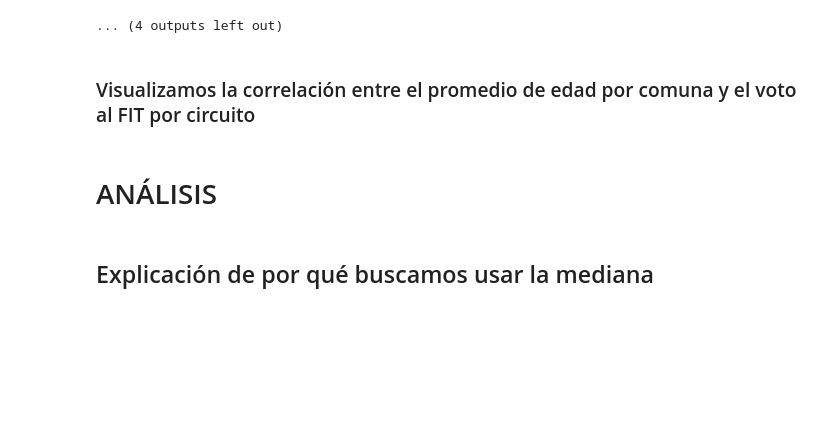
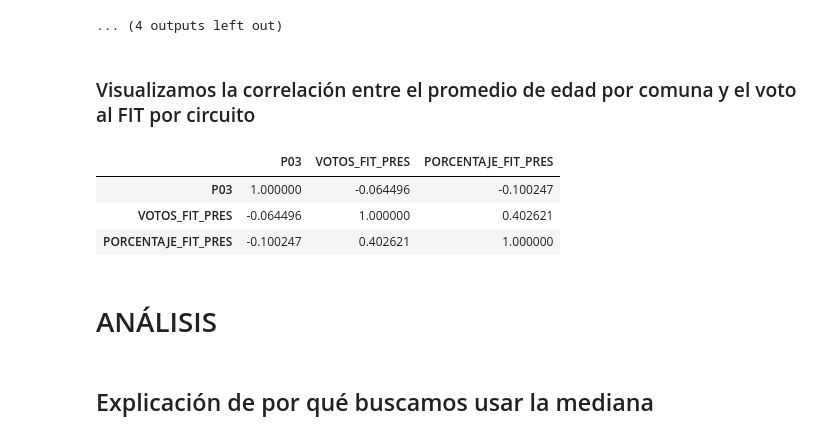
Before and after one commit to LenaSofia/MET4OP, a Jupyter notebook: examenes/TP2/segunda_parte/Entrega/consigna_3.ipynb, the cells around one changed output. Drawn from its saved outputs; the diff is of its cells as text; code cells hidden in the pictures; blank space fills up the shorter version.

```diff
--- a/examenes/TP2/segunda_parte/Entrega/consigna_3.ipynb
+++ b/examenes/TP2/segunda_parte/Entrega/consigna_3.ipynb
@@ -414,6 +434,29 @@ Text(0.5, 1.0, 'Comuna 15: Promedio de edades por circuito electoral')
 ... (4 outputs left out)
 # %% [markdown]
 ### Visualizamos la correlación entre el promedio de edad por comuna y el voto al FIT por circuito
+# %%
+# Importo .csv:
+
+promedio_edad_circuito = pd.read_csv("correlacion/promedio_edad_circuito_16_para_arriba.csv")
+
+#%%
+
+# Construyo DF con promedio_edad_circuito y la columna de votos al FIT de elecciones
+
+corr_edad_pres_fit_circuito_media = pd.merge(promedio_edad_circuito, elecciones[["CODIGO_CIRCUITO", "VOTOS_FIT_PRES",
+                                                                           "PORCENTAJE_FIT_PRES"]], on="CODIGO_CIRCUITO")
+
+corr_circuitos_media = corr_edad_pres_fit_circuito_media.drop(columns=["NOMBRE_REGION", "CODIGO_CIRCUITO"], axis=1)
+
+#%%
+
+matriz_corr_media_circuito = corr_circuitos_media.corr()
+matriz_corr_media_circuito
+# %% [output]
+|  | P03 | VOTOS_FIT_PRES | PORCENTAJE_FIT_PRES |
+| P03 | 1.000000 | -0.064496 | -0.100247 |
+| VOTOS_FIT_PRES | -0.064496 | 1.000000 | 0.402621 |
+| PORCENTAJE_FIT_PRES | -0.100247 | 0.402621 | 1.000000 |
 # %% [markdown]
 # ANÁLISIS
 # %% [markdown]
```
Also changed, not shown: parts of 5 cells of this notebook.
